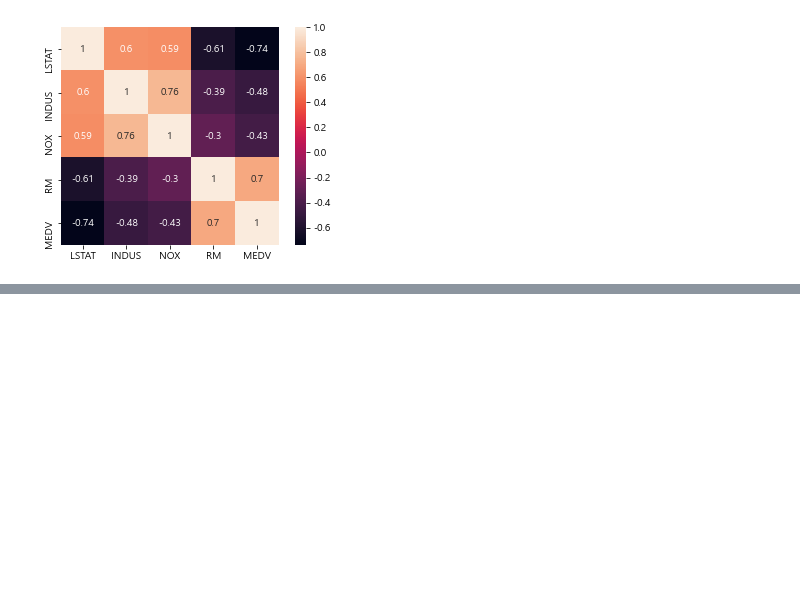
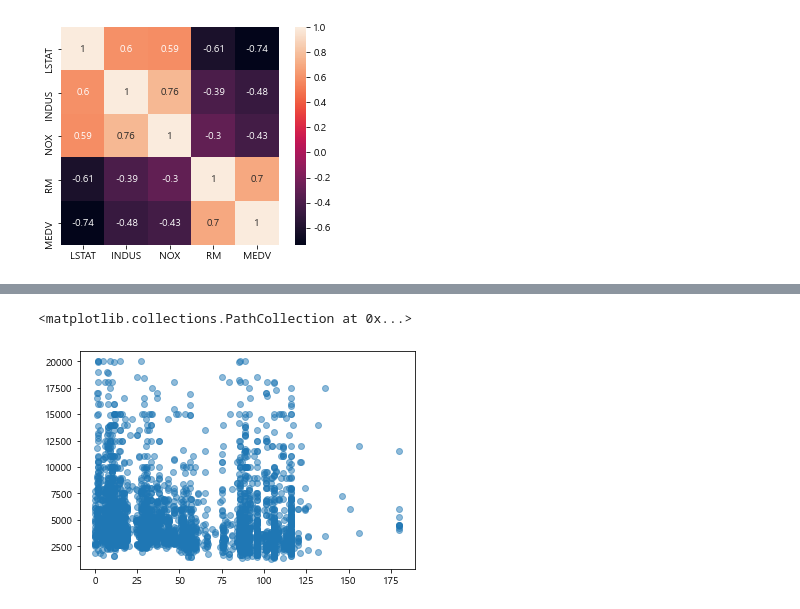
Before and after one commit to not147/PythonBasic, a Jupyter notebook: pythonwork/ai/2_선형 모델과 로지스틱 회귀 모델.ipynb, the cells around one changed output, grey strips where cells are left out. Drawn from its saved outputs; the diff is of its cells as text; code cells hidden in the pictures; blank space fills up the shorter version.

```diff
--- a/pythonwork/ai/2_선형 모델과 로지스틱 회귀 모델.ipynb
+++ b/pythonwork/ai/2_선형 모델과 로지스틱 회귀 모델.ipynb
@@ -425,0 +478,5 @@ borough	borough (ex: Brooklyn)
+# %%
+plt.scatter(df[["building_age_yrs"]], df[["rent"]], alpha=0.5)
+# %% [output]
+<matplotlib.collections.PathCollection at 0x...>
+[figure, added]
```
Also changed, not shown: parts of 50 cells of this notebook, 1 other file.
